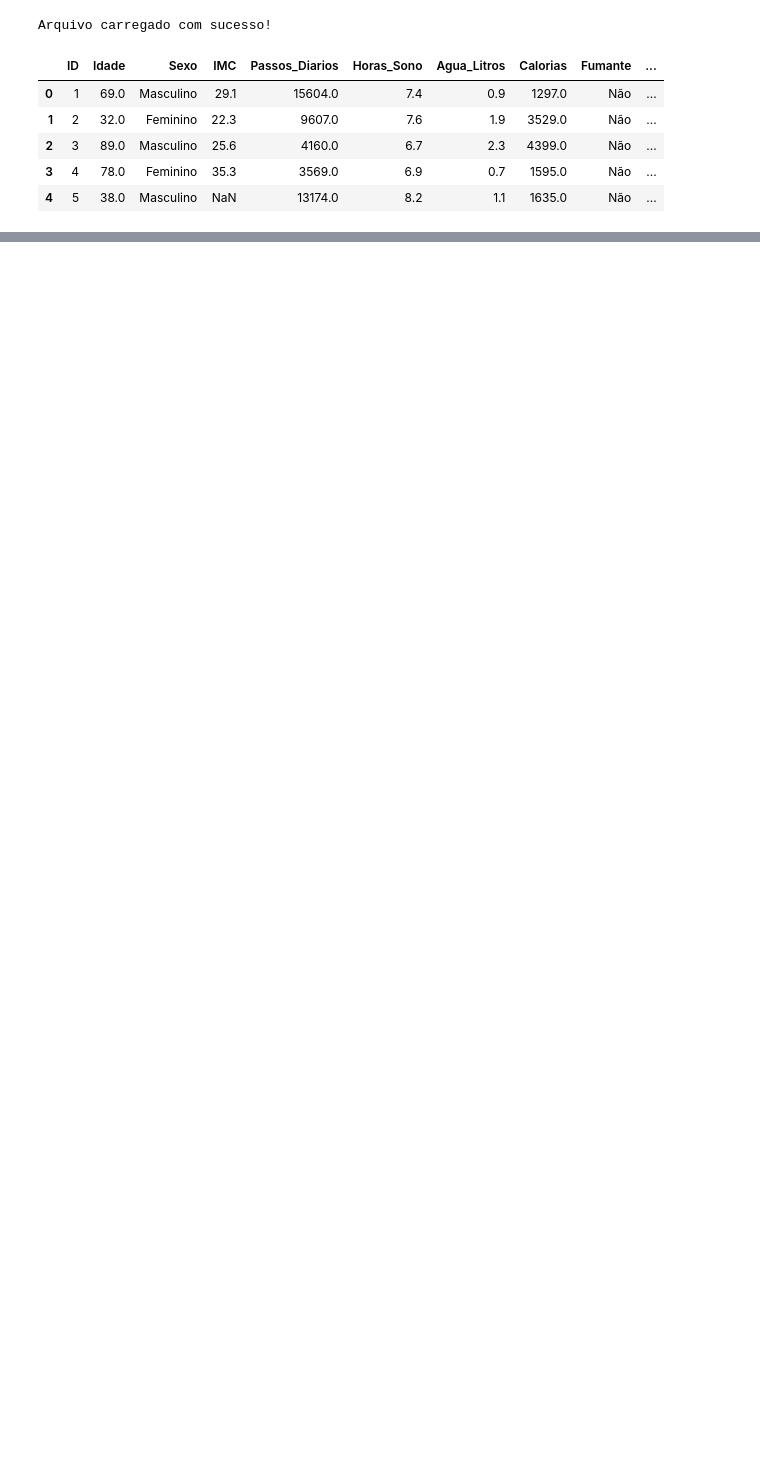
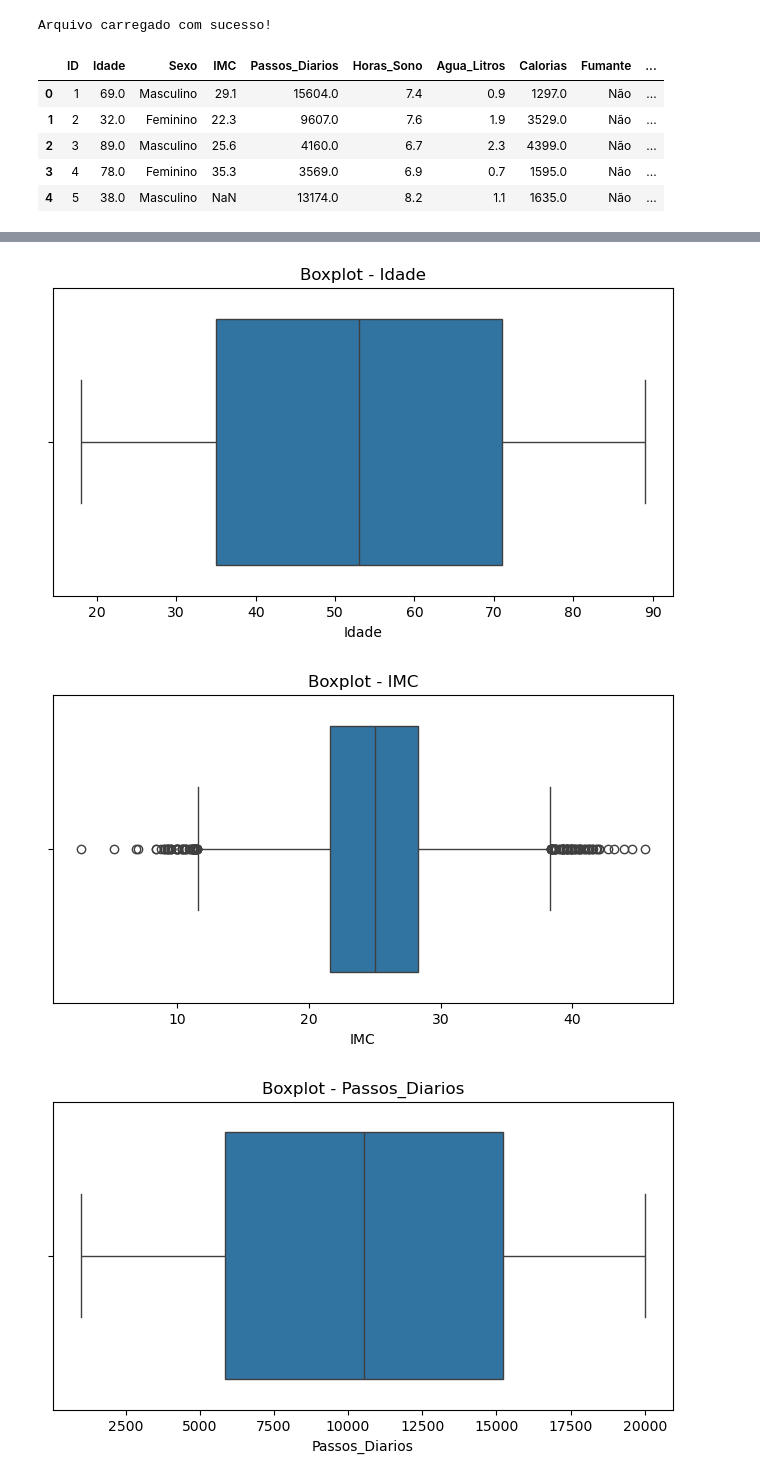
Before and after one commit to MateusZanco/projeto_ml_saude, a Jupyter notebook: notebooks/analise_exploratoria.ipynb, the cells around one changed output, grey strips where cells are left out. Saved outputs shown, nothing was run; the diff lists cells and outputs as text; code cells hidden in the pictures; blank space fills up the shorter version.

```diff
--- a/notebooks/analise_exploratoria.ipynb
+++ b/notebooks/analise_exploratoria.ipynb
@@ -23,0 +79,2 @@ df_raw.head()
+# %%
+df_clean = df_raw.dropna()
@@ -23,0 +105,4 @@ df_raw.head()
+# %%
+df_clean["Calorias"] = pd.to_numeric(df_clean["Calorias"], errors="coerce")
+df_clean["Colesterol"] = pd.to_numeric(df_clean["Colesterol"], errors="coerce")
+df_clean["Passos_Diarios"] = pd.to_numeric(df_clean["Passos_Diarios"], errors="coerce")
@@ -23,0 +116,2 @@ df_raw.head()
+# %%
+df_clean = df_clean.dropna()
@@ -23,0 +138,2 @@ df_raw.head()
+# %%
+df_clean = df_clean.drop(columns=["ID"], errors="ignore")
@@ -23,0 +192,17 @@ df_raw.head()
+# %%
+import matplotlib.pyplot as plt
+import seaborn as sns
+
+# Selecionar apenas as colunas numéricas
+colunas_numericas = df_clean.select_dtypes(include=['int64', 'float64']).columns
+
+# Criar boxplots para cada variável numérica
+for coluna in colunas_numericas:
+    plt.figure(figsize=(8, 4))
+    sns.boxplot(x=df_clean[coluna])
+    plt.title(f"Boxplot - {coluna}")
+    plt.show()
+# %% [output]
+[figure, added]
+[figure, added]
+[figure, added]
```
Also changed, not shown: parts of 19 cells of this notebook.
